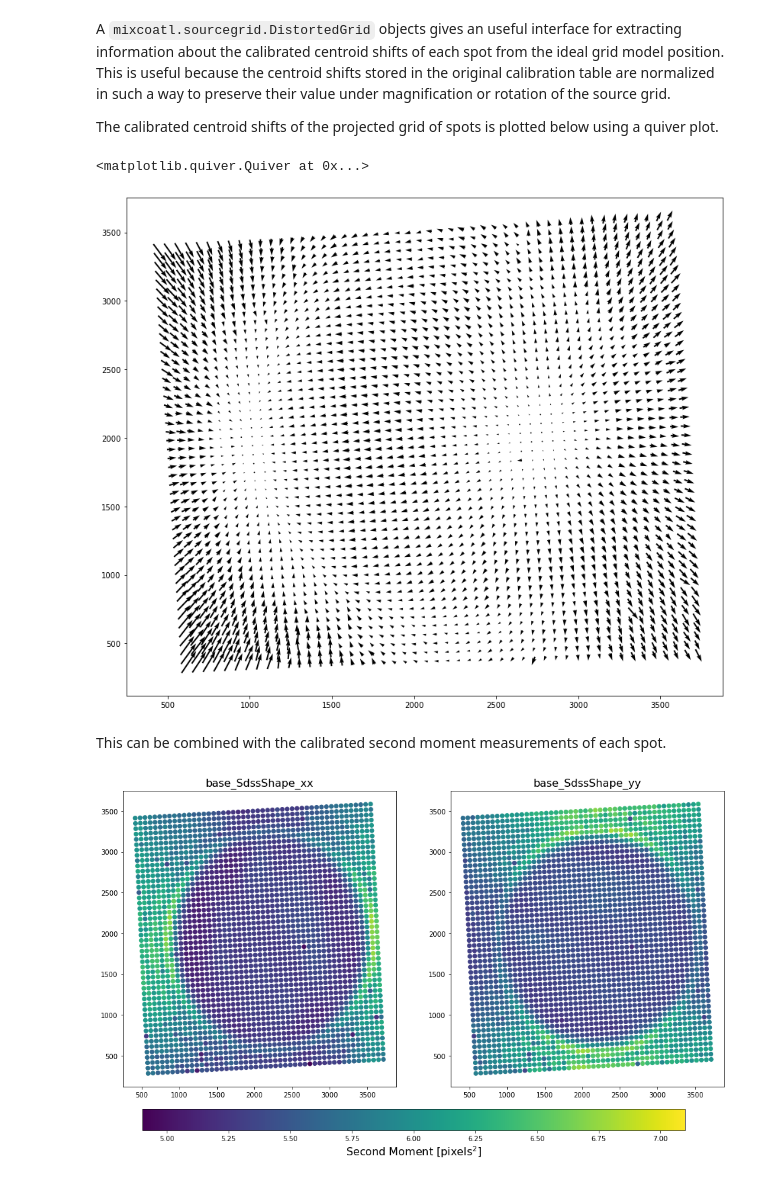
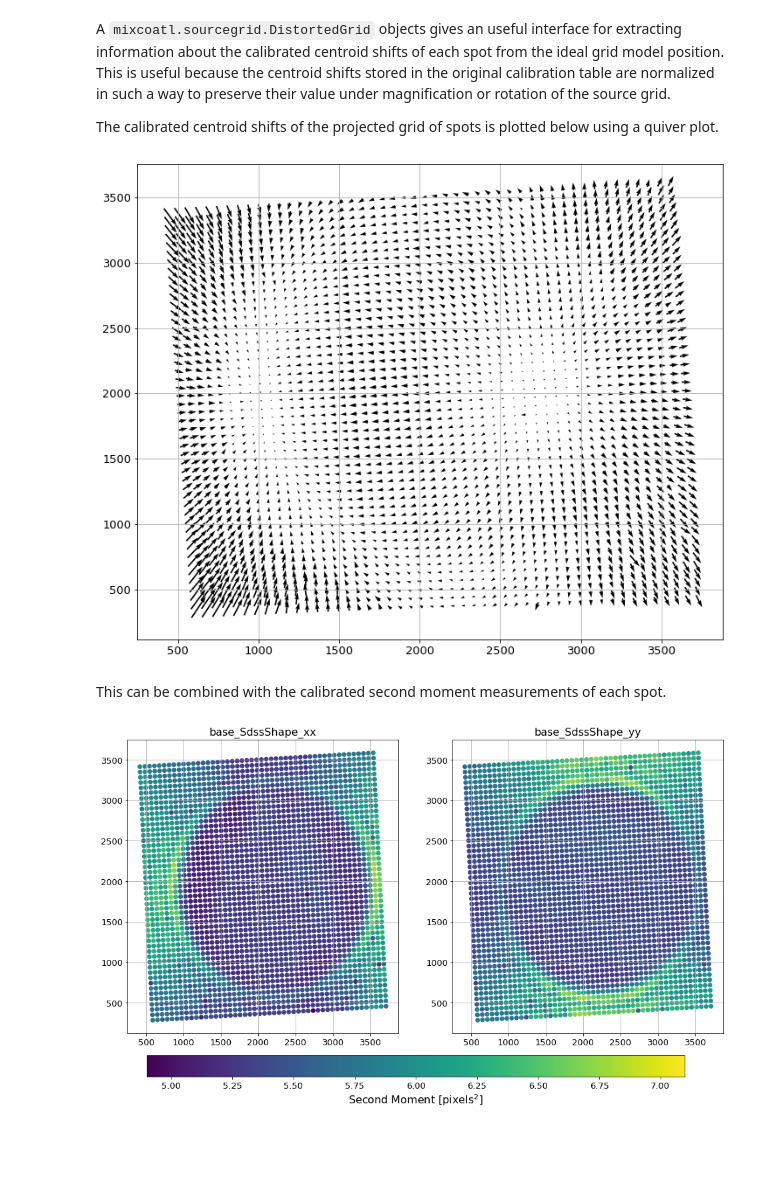
Before and after one commit to Snyder005/mixcoatl, a Jupyter notebook: notebooks/Example_GridAnalysisResults.ipynb, the cells around one changed output. Saved outputs shown, nothing was run; the diff lists cells and outputs as text; code cells hidden in the pictures; blank space fills up the shorter version.

```diff
--- a/notebooks/Example_GridAnalysisResults.ipynb
+++ b/notebooks/Example_GridAnalysisResults.ipynb
@@ -25,7 +25,7 @@ from lsst.daf.butler import Butler
 from mixcoatl.sourcegrid import DistortedGrid
 
 ## Gen 3 repo (spot grid image data only)
-repo = '/sdf/group/lsst/camera/IandT/repo_gen3/spot_9raft/butler.yaml'
+repo = '/sdf/group/lsst/camera/IandT/repo_gen3/spot_9raft'
 # %% [markdown]
 ## Exploring a Gen 3 Repository
 # %% [markdown]
@@ -231,9 +241,10 @@ GRID_NROWS = 49
 
 Determination of the component of the flux, position, or shape distortions to the projected grid sources caused by optics or mask imperfections is performed by taking the per-spot average of each property over a large number of images where the grid is dithered across the CCD. This averaging process is done using `mixcoatl.gridCalibrationTask.GridCalibrationTask` and produces an `astropy.table.Table` that acts as a calibration table for the projected grid.
 # %%
-ref = list(registry.queryDatasets('gridCalibration', collections='u/asnyder/spot/itl_calibration'))[0]
+collections = 'u/asnyder/spot/itl_calibration'
+ref = list(registry.queryDatasets('gridCalibration', collections=collections))[0]
 
-calib_table = butler.get(ref, collections='u/asnyder/spot/itl_calibration')
+calib_table = butler.get(ref, collections=collections)
 
 calib_table
 # %% [output]
@@ -264,27 +275,33 @@ The calibrated centroid shifts of the projected grid of spots is plotted below u
 # %%
 grid = DistortedGrid.from_astropy(calib_table)
 y, x = grid.get_centroids()
 dy, dx = grid.get_centroid_shifts()
 
-fig, ax = plt.subplots(1, 1, figsize=(14, 12))
+fig, ax = plt.subplots(1, 1, figsize=(12, 10), facecolor='white')
 ax.quiver(x, y, dx, dy)
+ax.grid()
+ax.tick_params(axis='both', labelsize=13)
 # %% [output]
-<matplotlib.quiver.Quiver at 0x...>
-[figure, old version]
+[figure, new version]
 # %% [markdown]
 This can be combined with the calibrated second moment measurements of each spot.
 # %%
 xx = calib_table['base_SdssShape_xx']
 yy = calib_table['base_SdssShape_yy']
 
-fig, ax = plt.subplots(1, 2, figsize=(16, 9))
+fig, ax = plt.subplots(1, 2, figsize=(16, 9), facecolor='white')
 im0 = ax[0].scatter(x, y, c=xx, vmin=4.9, vmax=7.1)
 im1 = ax[1].scatter(x, y, c=yy, vmin=4.9, vmax=7.1)
 ax[0].set_title('base_SdssShape_xx', fontsize=16)
+ax[0].grid()
+ax[0].tick_params(axis='both', labelsize=13)
 ax[1].set_title('base_SdssShape_yy', fontsize=16)
+ax[1].grid()
+ax[1].tick_params(axis='both', labelsize=13)
 fig.subplots_adjust(bottom=0.2)
 cbar_ax = fig.add_axes([0.15, 0.1, 0.7, 0.05])
 cbar = fig.colorbar(im0, cax=cbar_ax, orientation='horizontal')
+cbar.ax.tick_params(labelsize=13)
 cbar.set_label(r'Second Moment [$\mathrm{pixels}^2$]', fontsize=16)
 # %% [output]
-[figure, old version]
+[figure, new version]
```
Also changed, not shown: parts of 19 cells of this notebook, 2 other files.
